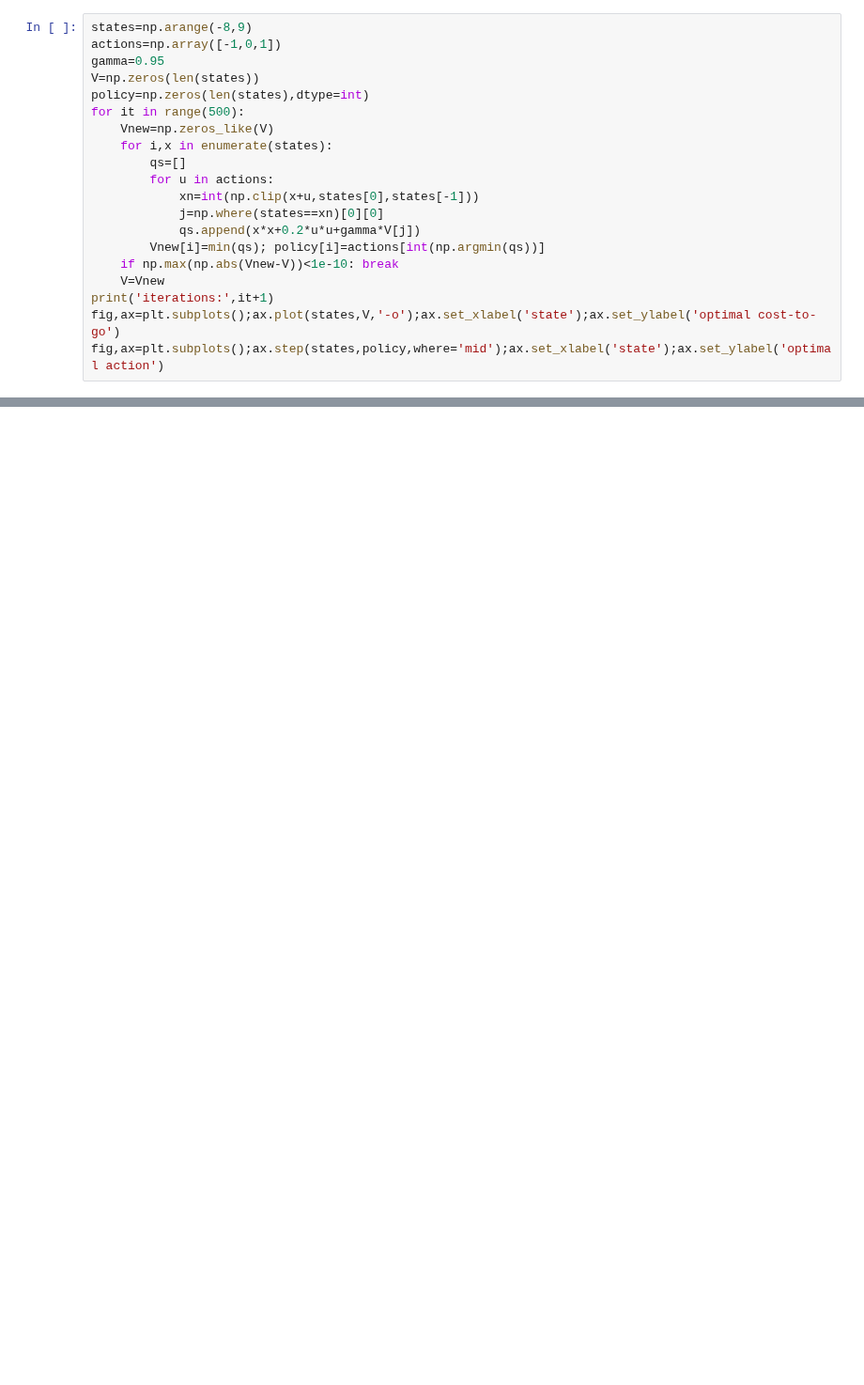
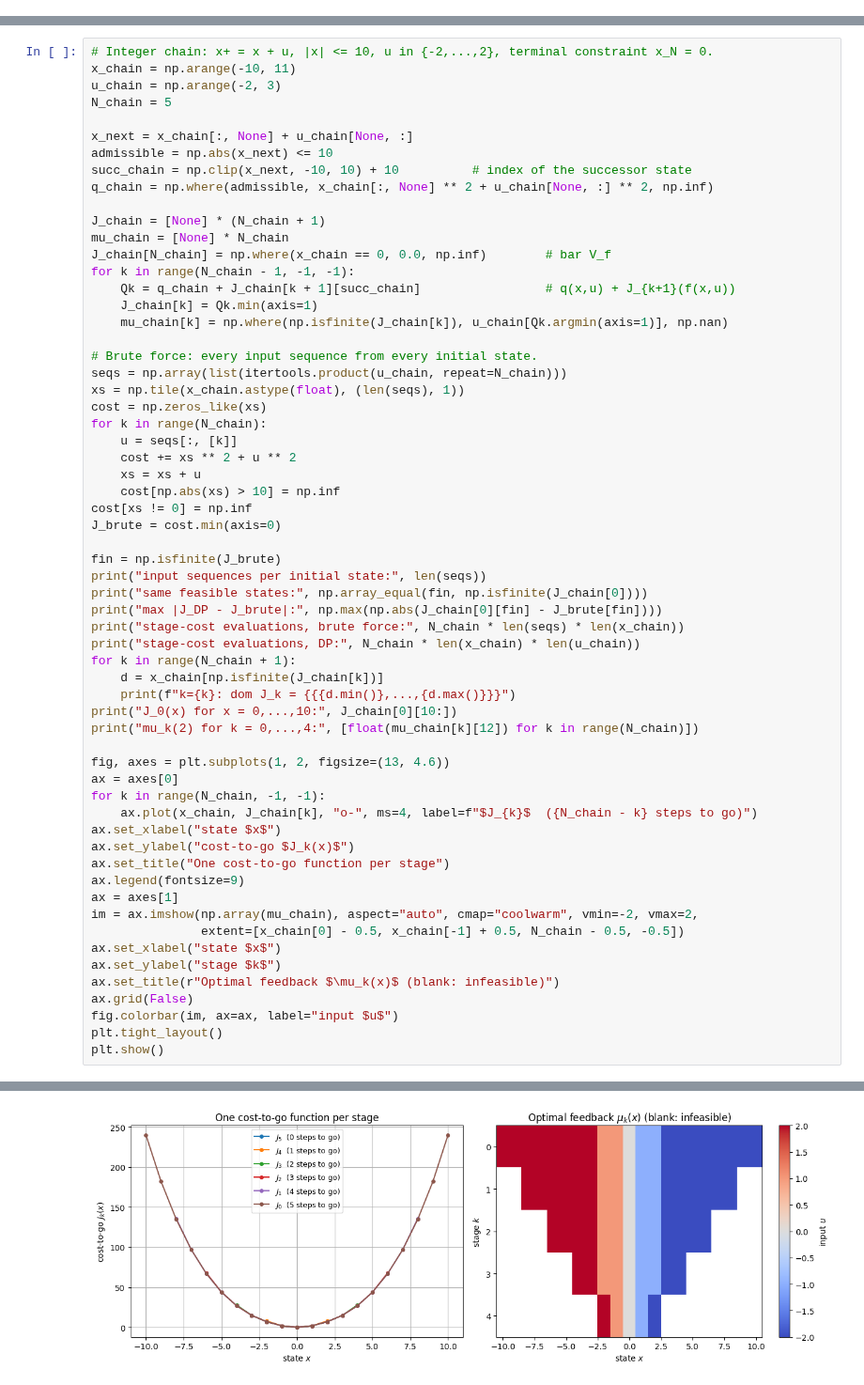
Before and after one commit to ElieRouphael/advanced_mpc_lmpc_lab, a Jupyter notebook: notebooks/08_dynamic_programming_to_rl.ipynb, the cells around one changed output, grey strips where cells are left out. Shown at 94% size. Drawn from its saved outputs; the diff is of its cells as text; blank space fills up the shorter version.

```diff
--- a/notebooks/08_dynamic_programming_to_rl.ipynb
+++ b/notebooks/08_dynamic_programming_to_rl.ipynb
@@ -82,20 +0,0 @@ We use a one-dimensional grid with actions $u\in\{-1,0,1\}$, dynamics $x^+=\math
-# %%
-states=np.arange(-8,9)
-actions=np.array([-1,0,1])
-gamma=0.95
-V=np.zeros(len(states))
-policy=np.zeros(len(states),dtype=int)
-for it in range(500):
-    Vnew=np.zeros_like(V)
-    for i,x in enumerate(states):
-        qs=[]
-        for u in actions:
-            xn=int(np.clip(x+u,states[0],states[-1]))
-            j=np.where(states==xn)[0][0]
-            qs.append(x*x+0.2*u*u+gamma*V[j])
-        Vnew[i]=min(qs); policy[i]=actions[int(np.argmin(qs))]
-    if np.max(np.abs(Vnew-V))<1e-10: break
-    V=Vnew
-print('iterations:',it+1)
-fig,ax=plt.subplots();ax.plot(states,V,'-o');ax.set_xlabel('state');ax.set_ylabel('optimal cost-to-go')
-fig,ax=plt.subplots();ax.step(states,policy,where='mid');ax.set_xlabel('state');ax.set_ylabel('optimal action')
@@ -150,0 +153,62 @@ LMPC and DQN both learn something related to long-term value, but they use it ve
+# %%
+# Integer chain: x+ = x + u, |x| <= 10, u in {-2,...,2}, terminal constraint x_N = 0.
+x_chain = np.arange(-10, 11)
+u_chain = np.arange(-2, 3)
+N_chain = 5
+
+x_next = x_chain[:, None] + u_chain[None, :]
+admissible = np.abs(x_next) <= 10
+succ_chain = np.clip(x_next, -10, 10) + 10          # index of the successor state
+q_chain = np.where(admissible, x_chain[:, None] ** 2 + u_chain[None, :] ** 2, np.inf)
+
+J_chain = [None] * (N_chain + 1)
+mu_chain = [None] * N_chain
+J_chain[N_chain] = np.where(x_chain == 0, 0.0, np.inf)        # bar V_f
+for k in range(N_chain - 1, -1, -1):
+    Qk = q_chain + J_chain[k + 1][succ_chain]                 # q(x,u) + J_{k+1}(f(x,u))
+    J_chain[k] = Qk.min(axis=1)
+    mu_chain[k] = np.where(np.isfinite(J_chain[k]), u_chain[Qk.argmin(axis=1)], np.nan)
+
+# Brute force: every input sequence from every initial state.
+seqs = np.array(list(itertools.product(u_chain, repeat=N_chain)))
+xs = np.tile(x_chain.astype(float), (len(seqs), 1))
+cost = np.zeros_like(xs)
+for k in range(N_chain):
+    u = seqs[:, [k]]
+    cost += xs ** 2 + u ** 2
+    xs = xs + u
+    cost[np.abs(xs) > 10] = np.inf
+cost[xs != 0] = np.inf
+J_brute = cost.min(axis=0)
+
+fin = np.isfinite(J_brute)
+print("input sequences per initial state:", len(seqs))
+print("same feasible states:", np.array_equal(fin, np.isfinite(J_chain[0])))
+print("max |J_DP - J_brute|:", np.max(np.abs(J_chain[0][fin] - J_brute[fin])))
+print("stage-cost evaluations, brute force:", N_chain * len(seqs) * len(x_chain))
+print("stage-cost evaluations, DP:", N_chain * len(x_chain) * len(u_chain))
+for k in range(N_chain + 1):
+    d = x_chain[np.isfinite(J_chain[k])]
+    print(f"k={k}: dom J_k = {{{d.min()},...,{d.max()}}}")
+print("J_0(x) for x = 0,...,10:", J_chain[0][10:])
+print("mu_k(2) for k = 0,...,4:", [float(mu_chain[k][12]) for k in range(N_chain)])
+
+fig, axes = plt.subplots(1, 2, figsize=(13, 4.6))
+ax = axes[0]
+for k in range(N_chain, -1, -1):
+    ax.plot(x_chain, J_chain[k], "o-", ms=4, label=f"$J_{k}$  ({N_chain - k} steps to go)")
+ax.set_xlabel("state $x$")
+ax.set_ylabel("cost-to-go $J_k(x)$")
+ax.set_title("One cost-to-go function per stage")
+ax.legend(fontsize=9)
+ax = axes[1]
+im = ax.imshow(np.array(mu_chain), aspect="auto", cmap="coolwarm", vmin=-2, vmax=2,
+               extent=[x_chain[0] - 0.5, x_chain[-1] + 0.5, N_chain - 0.5, -0.5])
+ax.set_xlabel("state $x$")
+ax.set_ylabel("stage $k$")
+ax.set_title(r"Optimal feedback $\mu_k(x)$ (blank: infeasible)")
+ax.grid(False)
+fig.colorbar(im, ax=ax, label="input $u$")
+plt.tight_layout()
+plt.show()
+# %% [output]
@@ -150,0 +228 @@ LMPC and DQN both learn something related to long-term value, but they use it ve
+[figure, added]
```
Also changed, not shown: parts of 43 cells of this notebook, 19 other files.
